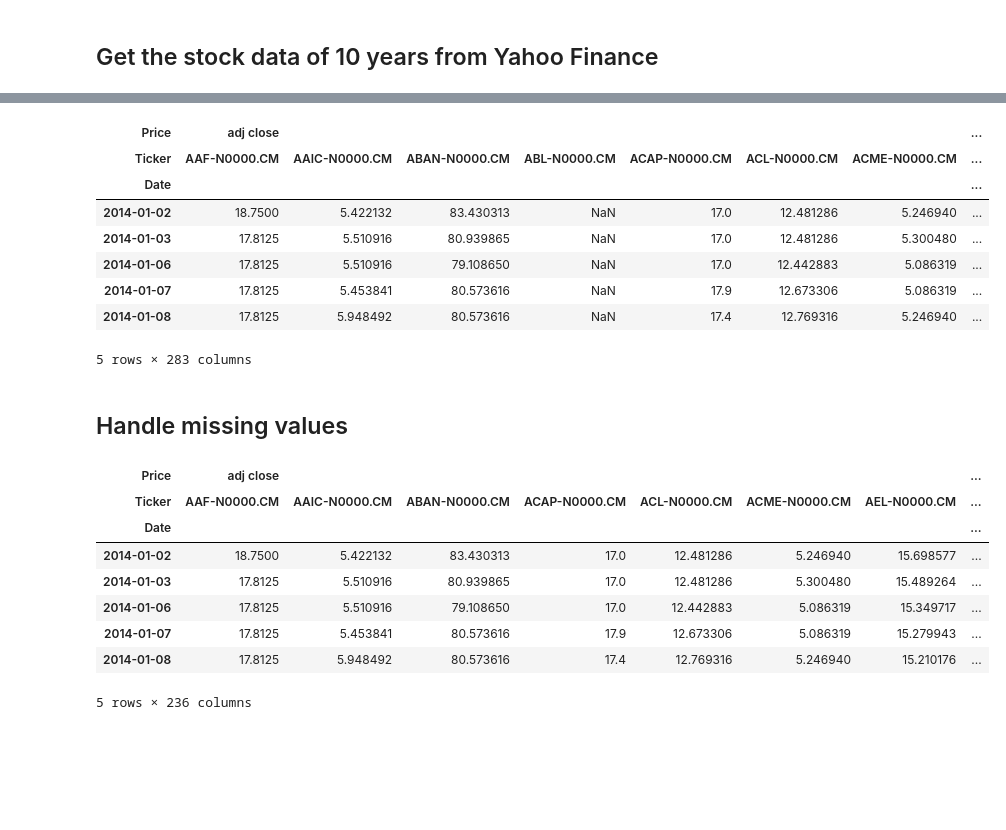
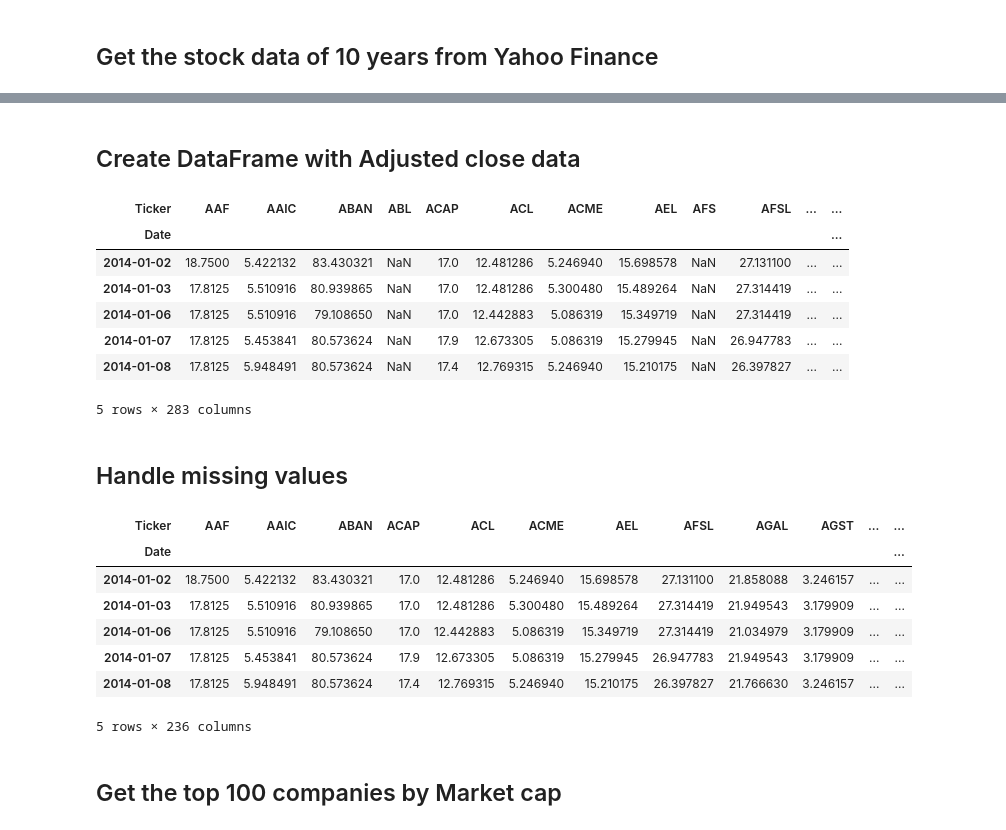
Before and after one commit to ckekula/cse-trading-strategy, a Jupyter notebook: GP_92.ipynb, the cells around one changed output, grey strips where cells are left out. Drawn from its saved outputs; the diff is of its cells as text; code cells hidden in the pictures; blank space fills up the shorter version.

```diff
--- a/GP_92.ipynb
+++ b/GP_92.ipynb
@@ -38,9 +47,9 @@ array(['Transportation', 'Capital Goods', 'Food, Beverage & Tobacco',
 # %% [markdown]
 ## List of Ticker Symbols
 # %%
-cse['Symbol'] = cse['Ticker Symbol'].str.replace('.' , '-') + '.CM'
-tickers_list = cse['Symbol'].tolist()
-tickers_list[0:5]
+cse['Ticker'] = cse['Ticker Symbol'].str.replace('.' , '-') + '.CM'
+tickers_list = cse['Ticker'].tolist()
+tickers_list[:5]
 # %% [output]
 ['EXPO-N0000.CM',
  'JKH-N0000.CM',
@@ -73,19 +89,24 @@ df.head()
+# %% [markdown]
+## Create DataFrame with Adjusted close data
 # %%
-adj_close_df = df[['Adj Close']]
+df.columns = df.columns.str.lower()
+adj_close_df = df[['adj close']]
 
 # Unstack the DataFrame to create columns for each ticker
 adj_close_df = adj_close_df.unstack(level='Ticker')
 
+# Flatten the MultiIndex by joining the levels with a separator
+adj_close_df.columns = adj_close_df.columns.get_level_values(1)
+adj_close_df.columns = adj_close_df.columns.str.split('-').str[0]
 adj_close_df.head()
 # %% [output]
-| Price | adj close |  |  |  |  |  |  | ... |
-| Ticker | AAF-N0000.CM | AAIC-N0000.CM | ABAN-N0000.CM | ABL-N0000.CM | ACAP-N0000.CM | ACL-N0000.CM | ACME-N0000.CM | ... |
-| Date |  |  |  |  |  |  |  | ... |
-| 2014-01-02 | 18.7500 | 5.422132 | 83.430313 | NaN | 17.0 | 12.481286 | 5.246940 | ... |
-| 2014-01-03 | 17.8125 | 5.510916 | 80.939865 | NaN | 17.0 | 12.481286 | 5.300480 | ... |
-| 2014-01-06 | 17.8125 | 5.510916 | 79.108650 | NaN | 17.0 | 12.442883 | 5.086319 | ... |
-| 2014-01-07 | 17.8125 | 5.453841 | 80.573616 | NaN | 17.9 | 12.673306 | 5.086319 | ... |
-| 2014-01-08 | 17.8125 | 5.948492 | 80.573616 | NaN | 17.4 | 12.769316 | 5.246940 | ... |
+| Ticker | AAF | AAIC | ABAN | ABL | ACAP | ACL | ACME | AEL | AFS | AFSL | ... | ... |
+| Date |  |  |  |  |  |  |  |  |  |  |  | ... |
+| 2014-01-02 | 18.7500 | 5.422132 | 83.430321 | NaN | 17.0 | 12.481286 | 5.246940 | 15.698578 | NaN | 27.131100 | ... | ... |
+| 2014-01-03 | 17.8125 | 5.510916 | 80.939865 | NaN | 17.0 | 12.481286 | 5.300480 | 15.489264 | NaN | 27.314419 | ... | ... |
+| 2014-01-06 | 17.8125 | 5.510916 | 79.108650 | NaN | 17.0 | 12.442883 | 5.086319 | 15.349719 | NaN | 27.314419 | ... | ... |
+| 2014-01-07 | 17.8125 | 5.453841 | 80.573624 | NaN | 17.9 | 12.673305 | 5.086319 | 15.279945 | NaN | 26.947783 | ... | ... |
+| 2014-01-08 | 17.8125 | 5.948491 | 80.573624 | NaN | 17.4 | 12.769315 | 5.246940 | 15.210175 | NaN | 26.397827 | ... | ... |
 5 rows × 283 columns
 # %% [markdown]
 ## Handle missing values
@@ -97,12 +118,11 @@ columns_to_drop = adj_close_df.columns[adj_close_df.iloc[0].isna()]
 adj_close_df = adj_close_df.drop(columns=columns_to_drop)
 adj_close_df.head()
 # %% [output]
-| Price | adj close |  |  |  |  |  |  | ... |
-| Ticker | AAF-N0000.CM | AAIC-N0000.CM | ABAN-N0000.CM | ACAP-N0000.CM | ACL-N0000.CM | ACME-N0000.CM | AEL-N0000.CM | ... |
-| Date |  |  |  |  |  |  |  | ... |
-| 2014-01-02 | 18.7500 | 5.422132 | 83.430313 | 17.0 | 12.481286 | 5.246940 | 15.698577 | ... |
-| 2014-01-03 | 17.8125 | 5.510916 | 80.939865 | 17.0 | 12.481286 | 5.300480 | 15.489264 | ... |
-| 2014-01-06 | 17.8125 | 5.510916 | 79.108650 | 17.0 | 12.442883 | 5.086319 | 15.349717 | ... |
-| 2014-01-07 | 17.8125 | 5.453841 | 80.573616 | 17.9 | 12.673306 | 5.086319 | 15.279943 | ... |
-| 2014-01-08 | 17.8125 | 5.948492 | 80.573616 | 17.4 | 12.769316 | 5.246940 | 15.210176 | ... |
+| Ticker | AAF | AAIC | ABAN | ACAP | ACL | ACME | AEL | AFSL | AGAL | AGST | ... | ... |
+| Date |  |  |  |  |  |  |  |  |  |  |  | ... |
+| 2014-01-02 | 18.7500 | 5.422132 | 83.430321 | 17.0 | 12.481286 | 5.246940 | 15.698578 | 27.131100 | 21.858088 | 3.246157 | ... | ... |
+| 2014-01-03 | 17.8125 | 5.510916 | 80.939865 | 17.0 | 12.481286 | 5.300480 | 15.489264 | 27.314419 | 21.949543 | 3.179909 | ... | ... |
+| 2014-01-06 | 17.8125 | 5.510916 | 79.108650 | 17.0 | 12.442883 | 5.086319 | 15.349719 | 27.314419 | 21.034979 | 3.179909 | ... | ... |
+| 2014-01-07 | 17.8125 | 5.453841 | 80.573624 | 17.9 | 12.673305 | 5.086319 | 15.279945 | 26.947783 | 21.949543 | 3.179909 | ... | ... |
+| 2014-01-08 | 17.8125 | 5.948491 | 80.573624 | 17.4 | 12.769315 | 5.246940 | 15.210175 | 26.397827 | 21.766630 | 3.246157 | ... | ... |
 5 rows × 236 columns
@@ -108,0 +135,2 @@ adj_close_df.head()
+# %% [markdown]
+## Get the top 100 companies by Market cap
```
Also changed, not shown: parts of 33 cells of this notebook.
